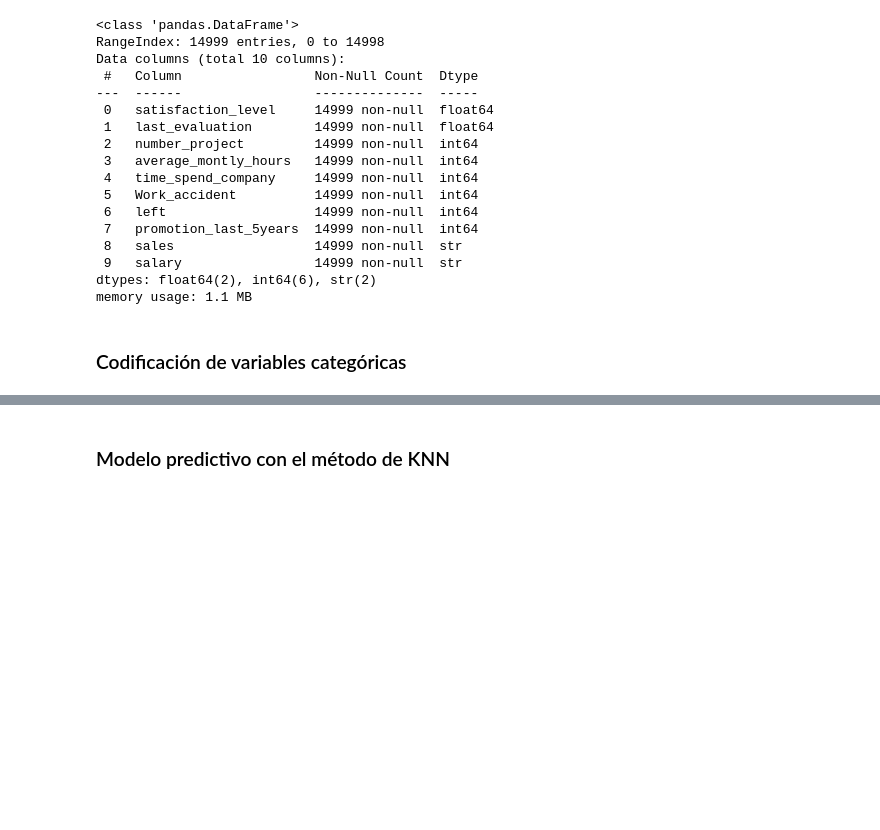
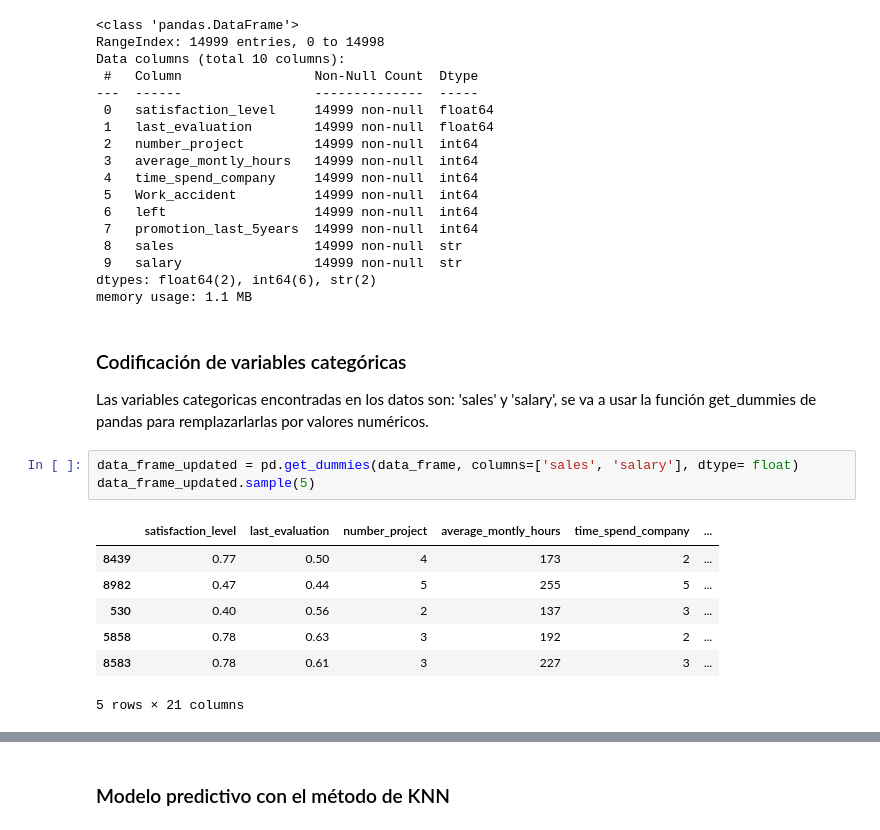
Before and after one commit to hhugoac/PythonForDataScience, a Jupyter notebook: TareaM21-CD-HectorHugoAlonzoCortez.ipynb, the cells around one changed output, grey strips where cells are left out. Cells and saved outputs as stored; diff of their text form; blank space fills up the shorter version.

```diff
--- a/TareaM21-CD-HectorHugoAlonzoCortez.ipynb
+++ b/TareaM21-CD-HectorHugoAlonzoCortez.ipynb
@@ -43,5 +43,18 @@ dtypes: float64(2), int64(6), str(2)
 memory usage: 1.1 MB
 # %% [markdown]
 ### Codificación de variables categóricas
+
+Las variables categoricas encontradas en los datos son: 'sales' y 'salary', se va a usar la función get_dummies de pandas para remplazarlarlas por valores numéricos.
+# %%
+data_frame_updated = pd.get_dummies(data_frame, columns=['sales', 'salary'], dtype= float)
+data_frame_updated.sample(5)
+# %% [output]
+|  | satisfaction_level | last_evaluation | number_project | average_montly_hours | time_spend_company | ... |
+| 8439 | 0.77 | 0.50 | 4 | 173 | 2 | ... |
+| 8982 | 0.47 | 0.44 | 5 | 255 | 5 | ... |
+| 530 | 0.40 | 0.56 | 2 | 137 | 3 | ... |
+| 5858 | 0.78 | 0.63 | 3 | 192 | 2 | ... |
+| 8583 | 0.78 | 0.61 | 3 | 227 | 3 | ... |
+5 rows × 21 columns
 # %% [markdown]
 ### Determinación del equilibrio en los datos
```
Also changed, not shown: parts of 23 cells of this notebook.
